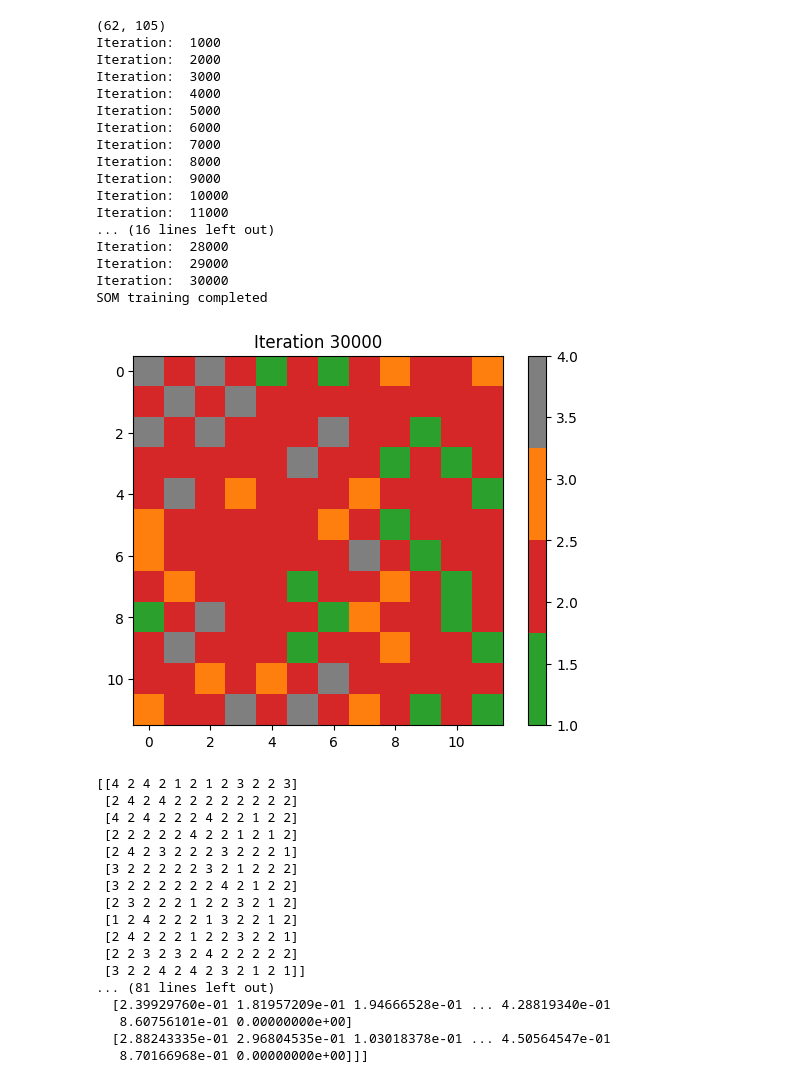
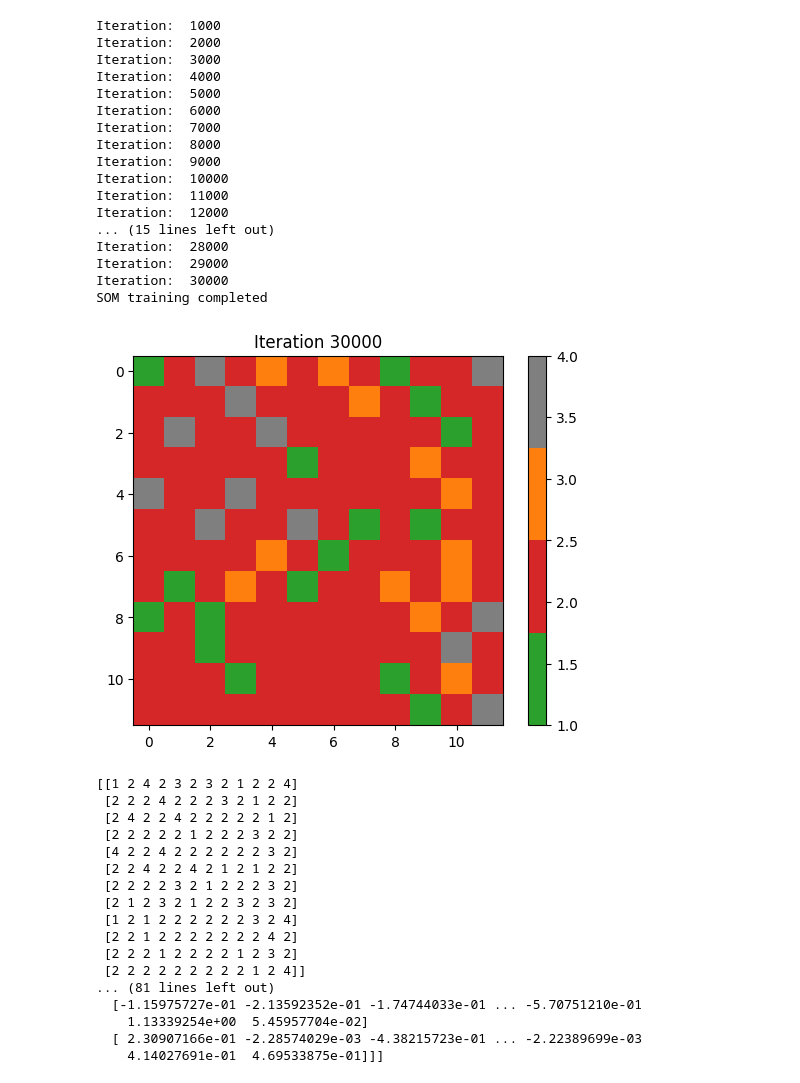
Before and after one commit to FloareDor/Sound-Genes, a Jupyter notebook: root/som/som.ipynb, the cells around one changed output. Drawn from its saved outputs; the diff is of its cells as text; code cells hidden in the pictures.

Commit message:
chore: update SOM scaling and multi-dimensional feature handling (zeroes)

```diff
--- a/root/som/som.ipynb
+++ b/root/som/som.ipynb
@@ -55,10 +120,9 @@ for f in red_marked_features:
 
 # removing 'Spectral Centroid Overall Standard Deviation' feature is significantly improving accuracy
 df_data = df_data.drop(columns=columns_to_drop, axis=1)
-# df_data = df_data.drop(columns=extra_features_to_drop, axis=1)
+df_data = df_data.drop(columns=extra_features_to_drop, axis=1)
 
-print("Column names:", df_data.columns.tolist())
-print("MAMAAA:",  len(df_data.columns.tolist()))
+
 
 df_data = df_data.dropna(axis=1)  # Drop rows with NaN in any column
 df_data = df_data.loc[:, (df_data != 0).any(axis=0)]  # Drop rows with zero in any column
@@ -70,21 +134,22 @@ y = y.values
 # print(X)
 # print(y)
 
+print("Column names:", df_data.columns.tolist())
+print("MAMAAA:",  len(X))
+
 print(len(X[0]))
 # print(X[0])
 X_std = X
 # Standardize data
-X_std = StandardScaler().fit_transform(X)
+Scaler = StandardScaler().fit(X)
+X_std = Scaler.transform(X)
+joblib.dump(Scaler, 'scaler.pkl')
 print(X)
 print("Standard:")
 print(X_std)
 print(len(X_std))
 
-
-
-
-
-
+print(df_data.columns.tolist()[33:36])
 
 # print(X_std.shape)
 
@@ -218,14 +219,10 @@ max_m_distance = 4
 max_learning_rate = 0.4
 max_steps = int(3*10e3)
 
-train_x_norm = minmax_scaler(train_x)
-
-X_norm = minmax_scaler(X_std)
-
-print(X_norm.shape)
+# X_norm = minmax_scaler(X_std)
 
 # initialising self-organising map
-num_dims = X_norm.shape[1] # numnber of dimensions in the input data
+num_dims = X_std.shape[1] # numnber of dimensions in the input data
 np.random.seed(40)
 # som = np.random.random_sample(size=(num_rows, num_cols, num_dims)) # map construction
 som = np.zeros((num_rows, num_cols, num_dims))
@@ -237,8 +234,8 @@ for step in range(max_steps):
     print("Iteration: ", step+1) # print out the current iteration for every 1k
   learning_rate, neighbourhood_range = decay(step, max_steps,max_learning_rate,max_m_distance)
 
-  t = np.random.randint(0,high=X_norm.shape[0]) # random index of traing data
-  winner,shortest_distance = winning_neuron(X_norm, t, som, num_rows, num_cols)
+  t = np.random.randint(0,high=X_std.shape[0]) # random index of traing data
+  winner,shortest_distance = winning_neuron(X_std, t, som, num_rows, num_cols)
   for row in range(num_rows):
     for col in range(num_cols):
       # if (row+col) in activation_list:
@@ -247,11 +244,10 @@ for step in range(max_steps):
       #   continue
 
       if m_distance([row,col],winner) <= neighbourhood_range:
-        som[row][col] += learning_rate*(X_norm[t]-som[row][col]) # update neighbour's weight
+        som[row][col] += learning_rate*(X_std[t]-som[row][col]) # update neighbour's weight
 
 print("SOM training completed")
 # %% [output]
-(62, 105)
 Iteration:  1000
 Iteration:  2000
 Iteration:  3000
@@ -263,7 +259,8 @@ Iteration:  8000
 Iteration:  9000
 Iteration:  10000
 Iteration:  11000
-... (16 lines left out)
+Iteration:  12000
+... (15 lines left out)
 Iteration:  28000
 Iteration:  29000
 Iteration:  30000
@@ -278,51 +275,51 @@ for row in range(num_rows):
   for col in range(num_cols):
     map[row][col] = [] # empty list to store the label
 
-for t in range(X_norm.shape[0]):
+for t in range(X_std.shape[0]):
   if (t+1) % 1000 == 0:
     print("sample data: ", t+1)
-  winner, shortest_distance = winning_neuron(X_norm, t, som, num_rows, num_cols)
+  winner, shortest_distance = winning_neuron(X_std, t, som, num_rows, num_cols)
   map[winner[0]][winner[1]].append(label_data[t]) # label of winning neuron
 
   # construct label map
 label_map = np.zeros(shape=(num_rows, num_cols),dtype=np.int64)
 for row in range(num_rows):
   for col in range(num_cols):
     label_list = map[row][col]
     if len(label_list)==0:
       label = 2
     else:
       label = max(label_list, key=label_list.count)
     label_map[row][col] = label
 
 title = ('Iteration ' + str(max_steps))
 # for rasa data
 cmap = colors.ListedColormap(['tab:green', 'tab:red', 'tab:orange','tab:gray'])
 # for indina data
 # cmap = colors.ListedColormap(['tab:green', 'tab:red', 'tab:orange','tab:gray','tab:blue','tab:cyan','tab:white','tab:yellow','tab:black','tab:violet'])
 plt.imshow(label_map, cmap=cmap)
 plt.colorbar()
 plt.title(title)
 plt.show()
 print(label_map)
 print(som)
 # %% [output]
-[figure, old version]
+[figure, new version]
-[[4 2 4 2 1 2 1 2 3 2 2 3]
- [2 4 2 4 2 2 2 2 2 2 2 2]
- [4 2 4 2 2 2 4 2 2 1 2 2]
- [2 2 2 2 2 4 2 2 1 2 1 2]
- [2 4 2 3 2 2 2 3 2 2 2 1]
- [3 2 2 2 2 2 3 2 1 2 2 2]
- [3 2 2 2 2 2 2 4 2 1 2 2]
- [2 3 2 2 2 1 2 2 3 2 1 2]
- [1 2 4 2 2 2 1 3 2 2 1 2]
- [2 4 2 2 2 1 2 2 3 2 2 1]
- [2 2 3 2 3 2 4 2 2 2 2 2]
- [3 2 2 4 2 4 2 3 2 1 2 1]]
+[[1 2 4 2 3 2 3 2 1 2 2 4]
+ [2 2 2 4 2 2 2 3 2 1 2 2]
+ [2 4 2 2 4 2 2 2 2 2 1 2]
+ [2 2 2 2 2 1 2 2 2 3 2 2]
+ [4 2 2 4 2 2 2 2 2 2 3 2]
+ [2 2 4 2 2 4 2 1 2 1 2 2]
+ [2 2 2 2 3 2 1 2 2 2 3 2]
+ [2 1 2 3 2 1 2 2 3 2 3 2]
+ [1 2 1 2 2 2 2 2 2 3 2 4]
+ [2 2 1 2 2 2 2 2 2 2 4 2]
+ [2 2 2 1 2 2 2 2 1 2 3 2]
+ [2 2 2 2 2 2 2 2 2 1 2 4]]
 ... (81 lines left out)
-  [2.39929760e-01 1.81957209e-01 1.94666528e-01 ... 4.28819340e-01
-   8.60756101e-01 0.00000000e+00]
-  [2.88243335e-01 2.96804535e-01 1.03018378e-01 ... 4.50564547e-01
-   8.70166968e-01 0.00000000e+00]]]
+  [-1.15975727e-01 -2.13592352e-01 -1.74744033e-01 ... -5.70751210e-01
+    1.13339254e+00  5.45957704e-02]
+  [ 2.30907166e-01 -2.28574029e-03 -4.38215723e-01 ... -2.22389699e-03
+    4.14027691e-01  4.69533875e-01]]]
 # %%
```
Also changed, not shown: parts of 5 cells of this notebook, 8 other files.
